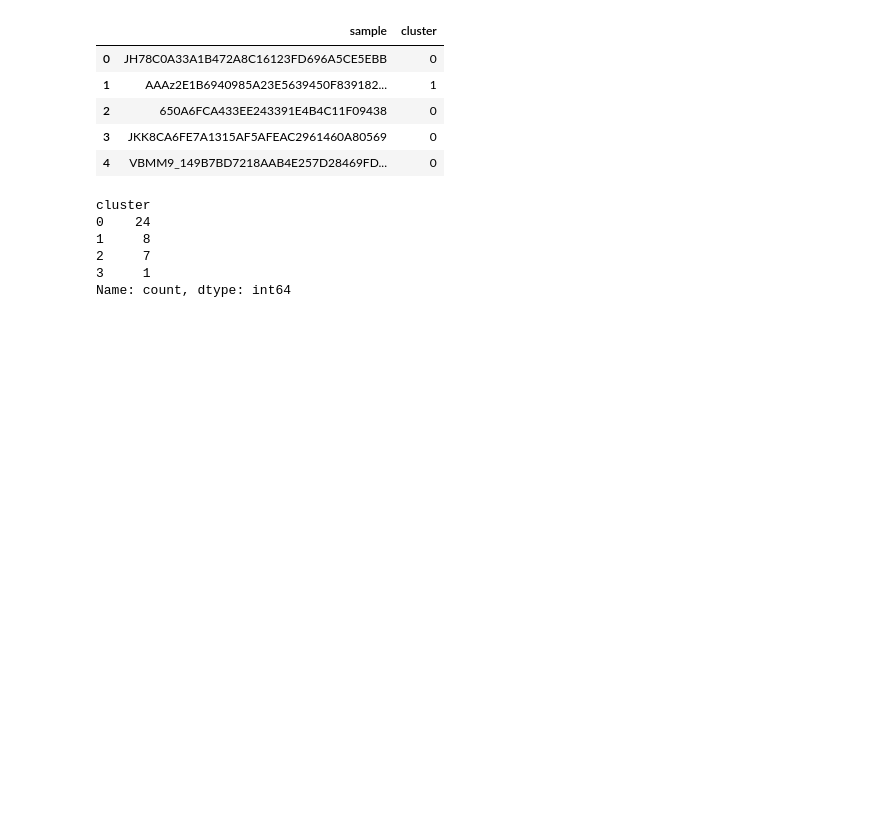
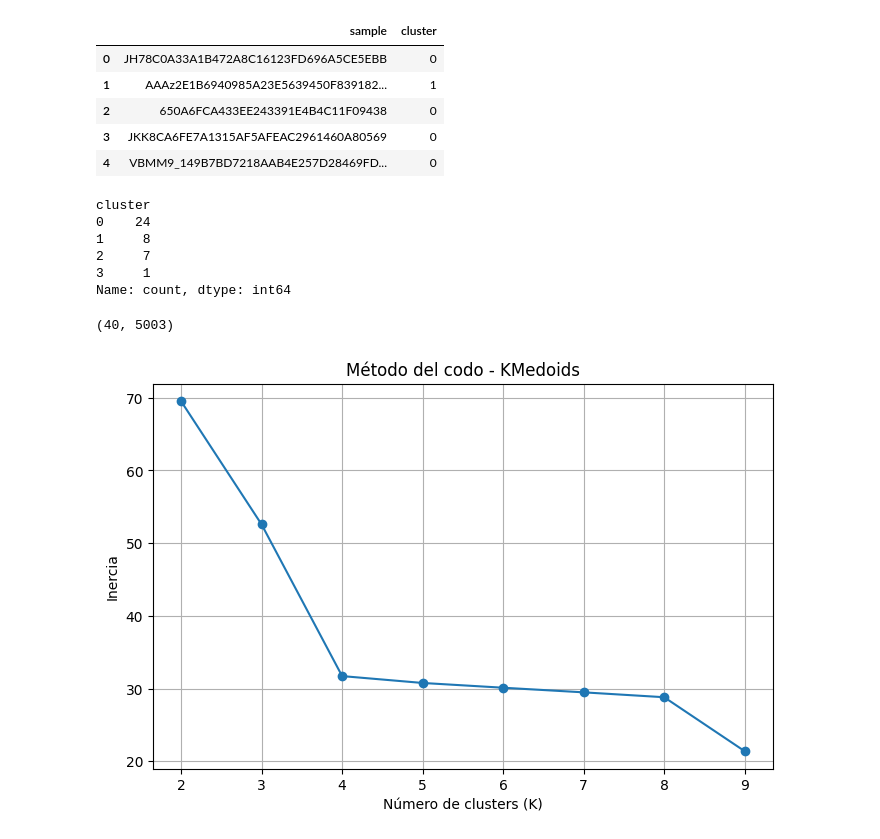
Before and after one commit to EdwinOrtegaK/Lab03_SDS, a Jupyter notebook: notebooks/lab3_malware_families.ipynb, the cells around one changed output. Cells and saved outputs as stored; diff of their text form; code cells hidden in the pictures; blank space fills up the shorter version.

Commit message:
Implement KMedoids clustering and silhouette analysis for malware families

```diff
--- a/notebooks/lab3_malware_families.ipynb
+++ b/notebooks/lab3_malware_families.ipynb
@@ -334,3 +334,35 @@ cluster
 Name: count, dtype: int64
 # %%
 df.to_csv("../dataset/malware_clusters.csv", index=False)
+# %%
+X_dense = X.toarray()
+X_dense.shape
+# %% [output]
+(40, 5003)
+# %%
+from sklearn_extra.cluster import KMedoids
+
+kmedoids_inertia = []
+k_values = range(2, 10)
+
+for k in k_values:
+
+    kmedoids = KMedoids(
+        n_clusters=k,
+        random_state=42
+    )
+
+    kmedoids.fit(X_dense)
+    kmedoids_inertia.append(kmedoids.inertia_)
+
+plt.figure(figsize=(8,5))
+plt.plot(k_values, kmedoids_inertia, marker="o")
+
+plt.xlabel("Número de clusters (K)")
+plt.ylabel("Inercia")
+plt.title("Método del codo - KMedoids")
+
+plt.grid(True)
+plt.show()
+# %% [output]
+[figure, added]
```
Also changed, not shown: parts of 5 cells of this notebook.
